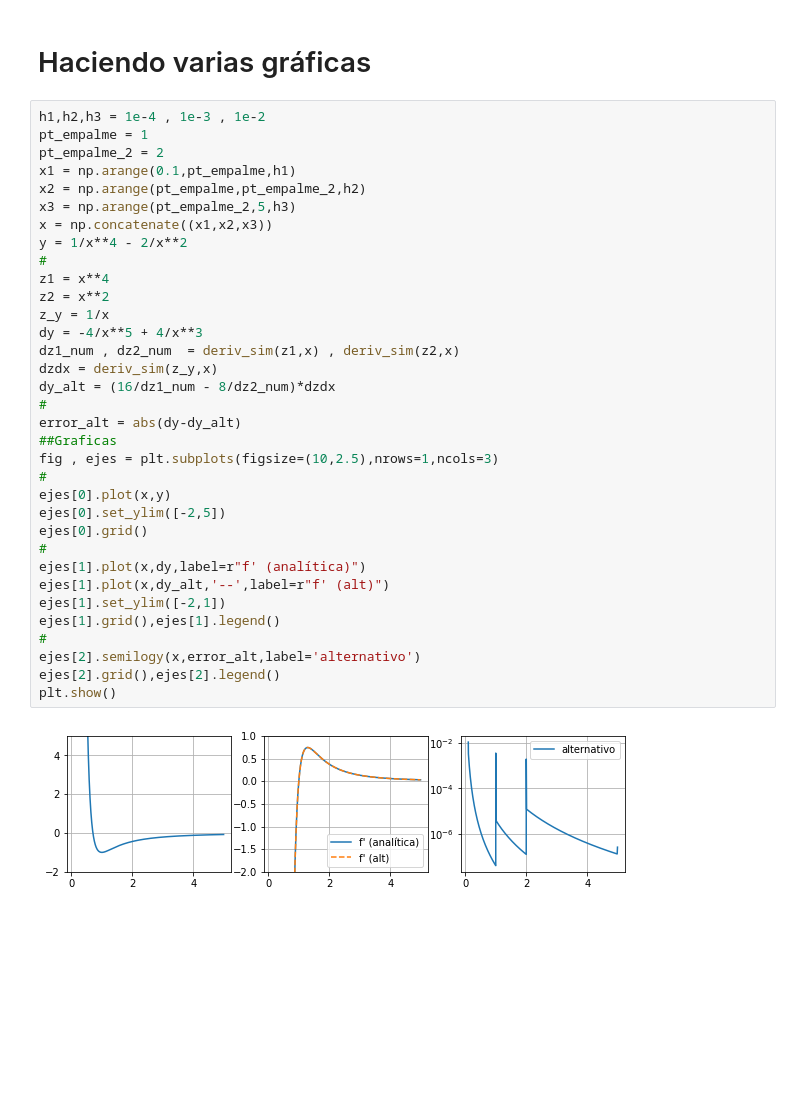
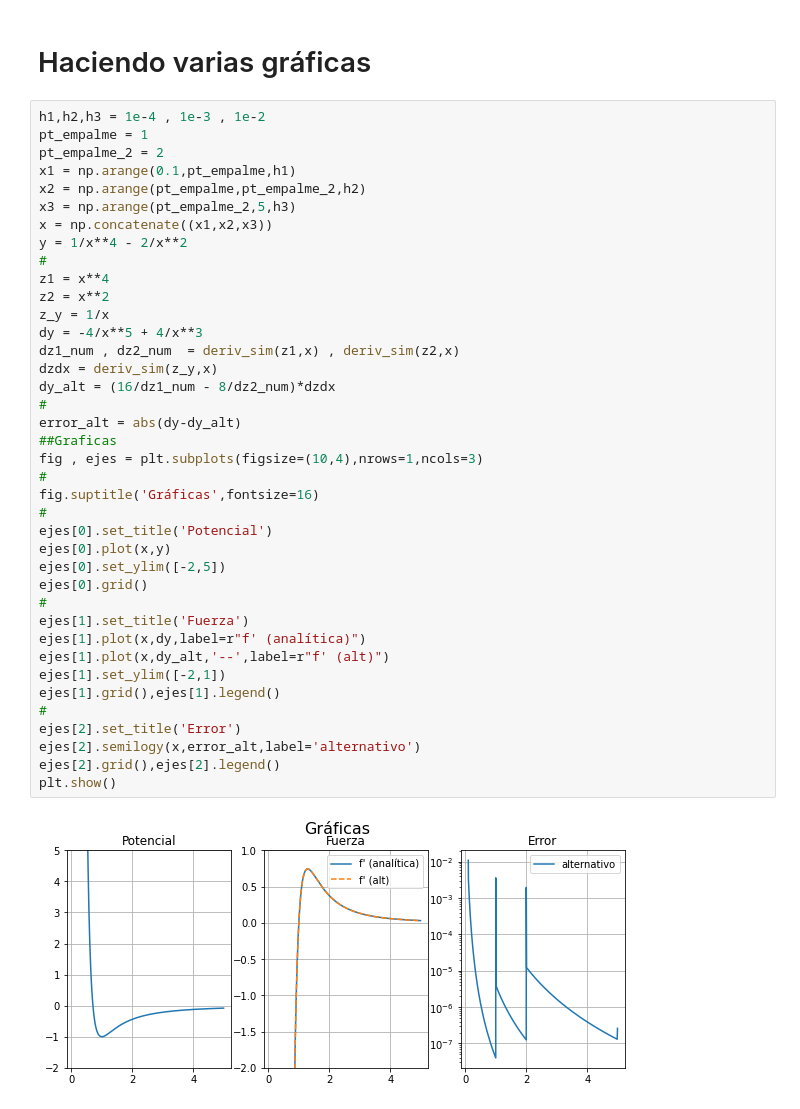
Before and after one commit to richmf/FisComp26-2, a Jupyter notebook: Clase 9.ipynb, the cells around one changed output. Saved outputs shown, nothing was run; the diff lists cells and outputs as text; blank space fills up the shorter version.

```diff
--- a/Clase 9.ipynb
+++ b/Clase 9.ipynb
@@ -157,32 +157,37 @@ pt_empalme_2 = 2
 x1 = np.arange(0.1,pt_empalme,h1)
 x2 = np.arange(pt_empalme,pt_empalme_2,h2)
 x3 = np.arange(pt_empalme_2,5,h3)
 x = np.concatenate((x1,x2,x3))
 y = 1/x**4 - 2/x**2
 #
 z1 = x**4
 z2 = x**2
 z_y = 1/x
 dy = -4/x**5 + 4/x**3
 dz1_num , dz2_num  = deriv_sim(z1,x) , deriv_sim(z2,x)
 dzdx = deriv_sim(z_y,x)
 dy_alt = (16/dz1_num - 8/dz2_num)*dzdx
 #
 error_alt = abs(dy-dy_alt)
 ##Graficas
-fig , ejes = plt.subplots(figsize=(10,2.5),nrows=1,ncols=3)
+fig , ejes = plt.subplots(figsize=(10,4),nrows=1,ncols=3)
 #
+fig.suptitle('Gráficas',fontsize=16)
+#
+ejes[0].set_title('Potencial')
 ejes[0].plot(x,y)
 ejes[0].set_ylim([-2,5])
 ejes[0].grid()
 #
+ejes[1].set_title('Fuerza')
 ejes[1].plot(x,dy,label=r"f' (analítica)")
 ejes[1].plot(x,dy_alt,'--',label=r"f' (alt)")
 ejes[1].set_ylim([-2,1])
 ejes[1].grid(),ejes[1].legend()
 #
+ejes[2].set_title('Error')
 ejes[2].semilogy(x,error_alt,label='alternativo')
 ejes[2].grid(),ejes[2].legend()
 plt.show()
 # %% [output]
-[figure, old version]
+[figure, new version]
```
